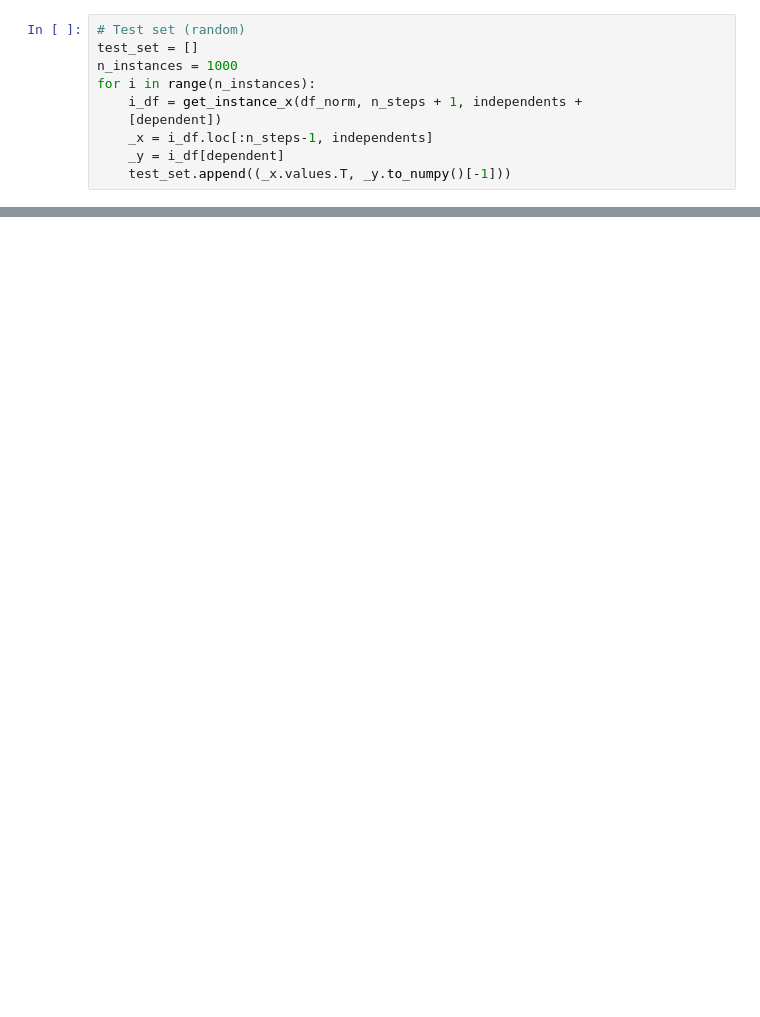
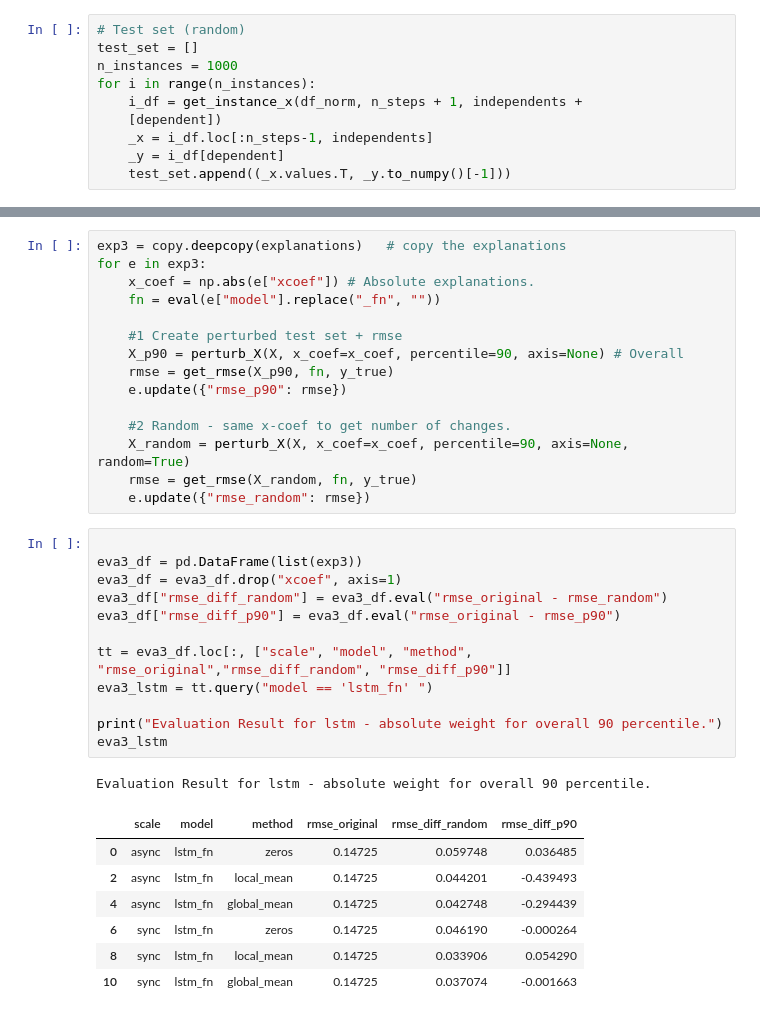
Before and after one commit to dungthuapps/tsx, a Jupyter notebook: notebooks/tsx-eval-qm.ipynb, the cells around one changed output, grey strips where cells are left out. Saved outputs shown, nothing was run; the diff lists cells and outputs as text; blank space fills up the shorter version.

```diff
--- a/notebooks/tsx-eval-qm.ipynb
+++ b/notebooks/tsx-eval-qm.ipynb
@@ -331,0 +324,36 @@ eva_df.loc[:, ["scale", "model", "method", "mse_original", "mse_random", "mse"]]
+# %%
+exp3 = copy.deepcopy(explanations)   # copy the explanations
+for e in exp3:
+    x_coef = np.abs(e["xcoef"]) # Absolute explanations.
+    fn = eval(e["model"].replace("_fn", ""))
+
+    #1 Create perturbed test set + rmse
+    X_p90 = perturb_X(X, x_coef=x_coef, percentile=90, axis=None) # Overall
+    rmse = get_rmse(X_p90, fn, y_true)
+    e.update({"rmse_p90": rmse})
+
+    #2 Random - same x-coef to get number of changes.
+    X_random = perturb_X(X, x_coef=x_coef, percentile=90, axis=None, random=True)
+    rmse = get_rmse(X_random, fn, y_true)
+    e.update({"rmse_random": rmse})
+# %%
+
+eva3_df = pd.DataFrame(list(exp3))
+eva3_df = eva3_df.drop("xcoef", axis=1)
+eva3_df["rmse_diff_random"] = eva3_df.eval("rmse_original - rmse_random")
+eva3_df["rmse_diff_p90"] = eva3_df.eval("rmse_original - rmse_p90")
+
+tt = eva3_df.loc[:, ["scale", "model", "method", "rmse_original","rmse_diff_random", "rmse_diff_p90"]]
+eva3_lstm = tt.query("model == 'lstm_fn' ")
+
+print("Evaluation Result for lstm - absolute weight for overall 90 percentile.")
+eva3_lstm
+# %% [output]
+Evaluation Result for lstm - absolute weight for overall 90 percentile.
+|  | scale | model | method | rmse_original | rmse_diff_random | rmse_diff_p90 |
+| 0 | async | lstm_fn | zeros | 0.14725 | 0.059748 | 0.036485 |
+| 2 | async | lstm_fn | local_mean | 0.14725 | 0.044201 | -0.439493 |
+| 4 | async | lstm_fn | global_mean | 0.14725 | 0.042748 | -0.294439 |
+| 6 | sync | lstm_fn | zeros | 0.14725 | 0.046190 | -0.000264 |
+| 8 | sync | lstm_fn | local_mean | 0.14725 | 0.033906 | 0.054290 |
+| 10 | sync | lstm_fn | global_mean | 0.14725 | 0.037074 | -0.001663 |
```
Also changed, not shown: parts of 42 cells of this notebook, 1 other file.
